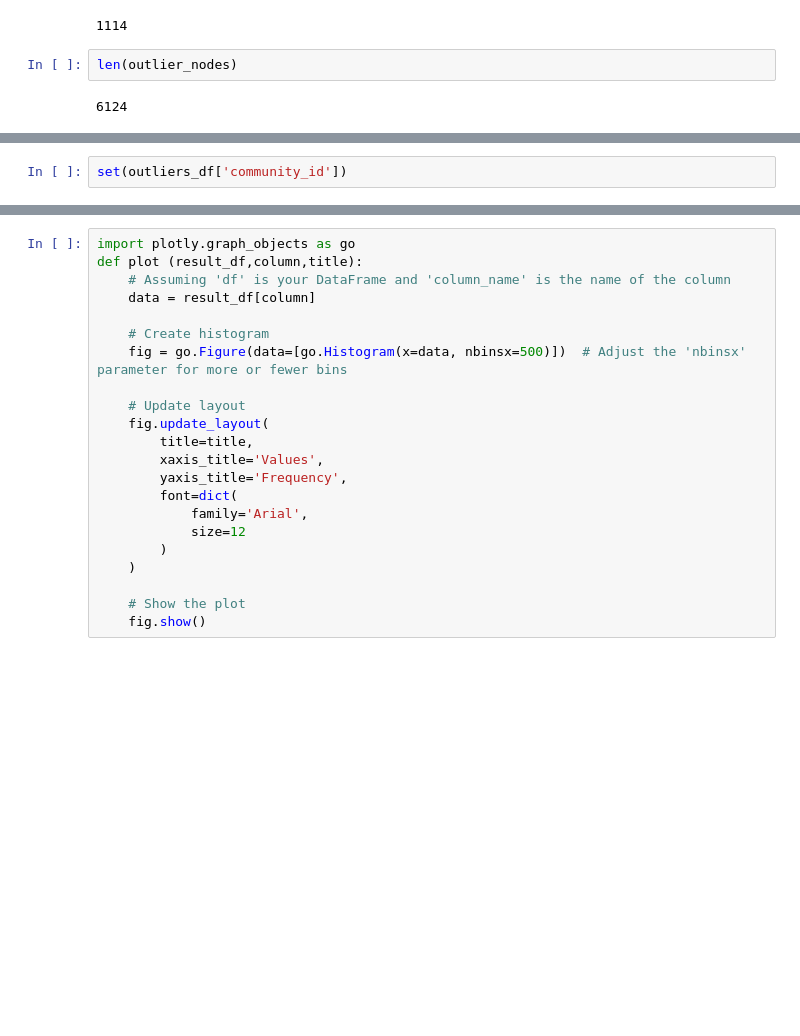
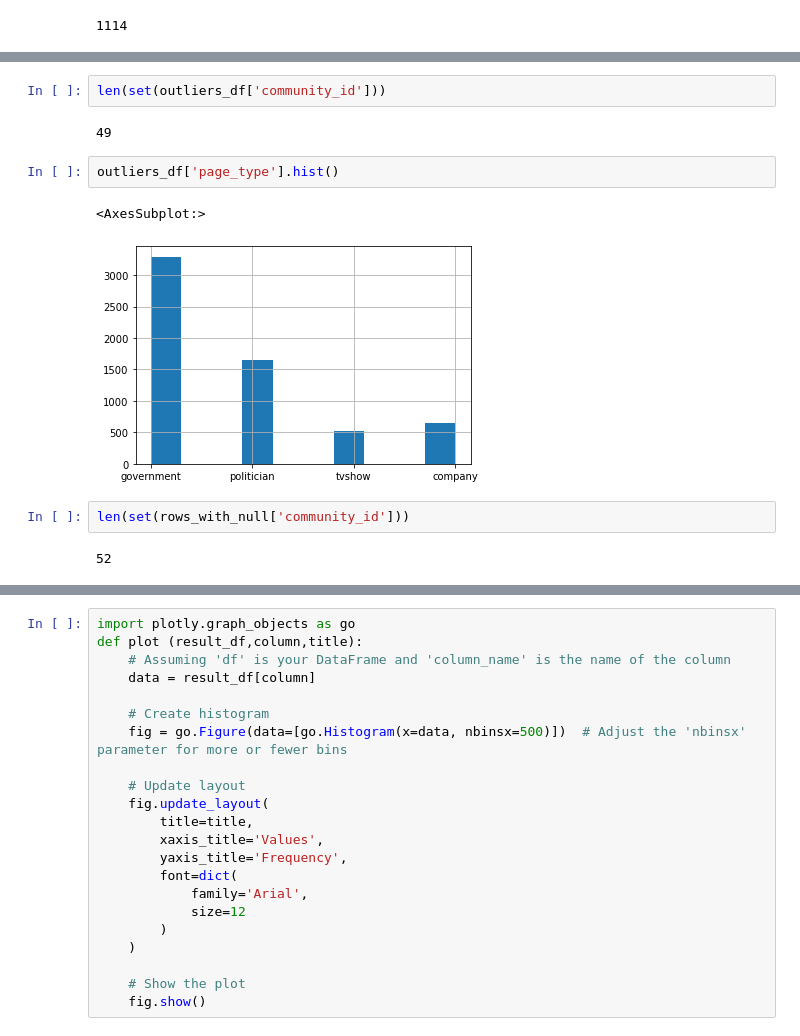
Before and after one commit to Arefay97/Social-Media-Analytics---Project, a Jupyter notebook: explore.ipynb, the cells around one changed output, grey strips where cells are left out. Cells and saved outputs as stored; diff of their text form; blank space fills up the shorter version.

Commit message:
images

```diff
--- a/explore.ipynb
+++ b/explore.ipynb
@@ -312,10 +312,6 @@ rows_with_null.head(30)
 len(rows_with_null['degree'] == 6)
 # %% [output]
 1114
-# %%
-len(outlier_nodes)
-# %% [output]
-6124
 # %%
 #analysing outliers
 outliers_df = nodes.loc[nodes['id'].isin(outlier_nodes)]
@@ -328,4 +324,15 @@ outliers_df.head()
 | 6 | 6 | 282657255260177 | Jean-Claude Poissant | politician | 0.022599 | 0.000209 | ... |
 | 13 | 13 | 153345494745119 | Brisbane Water LAC - NSW Police F... | government | 0.024011 | 0.000055 | ... |
 # %%
-set(outliers_df['community_id'])
+len(set(outliers_df['community_id']))
+# %% [output]
+49
+# %%
+outliers_df['page_type'].hist()
+# %% [output]
+<AxesSubplot:>
+[figure, added]
+# %%
+len(set(rows_with_null['community_id']))
+# %% [output]
+52
```
Also changed, not shown: parts of 1 cell of this notebook, 19 other files.
